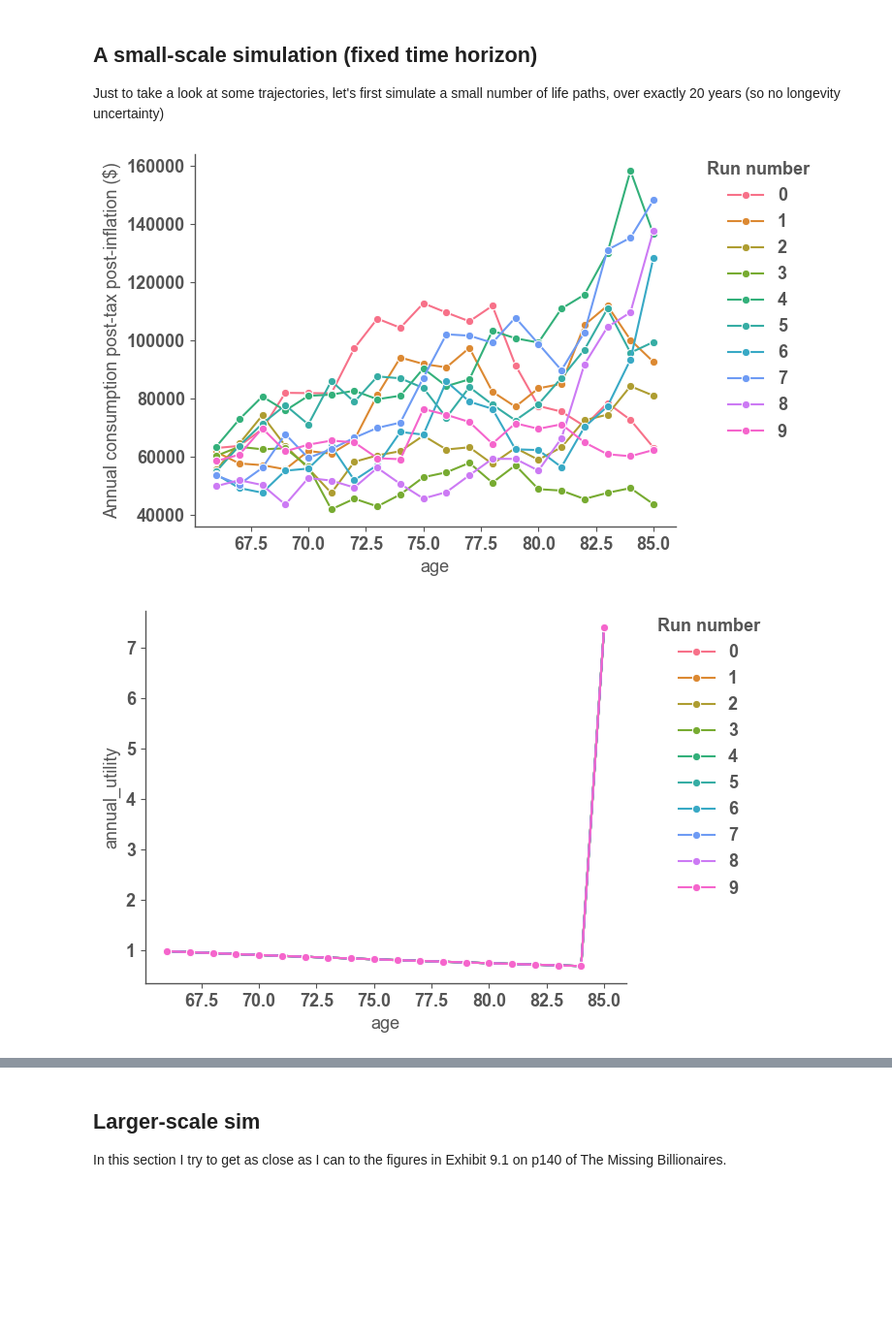
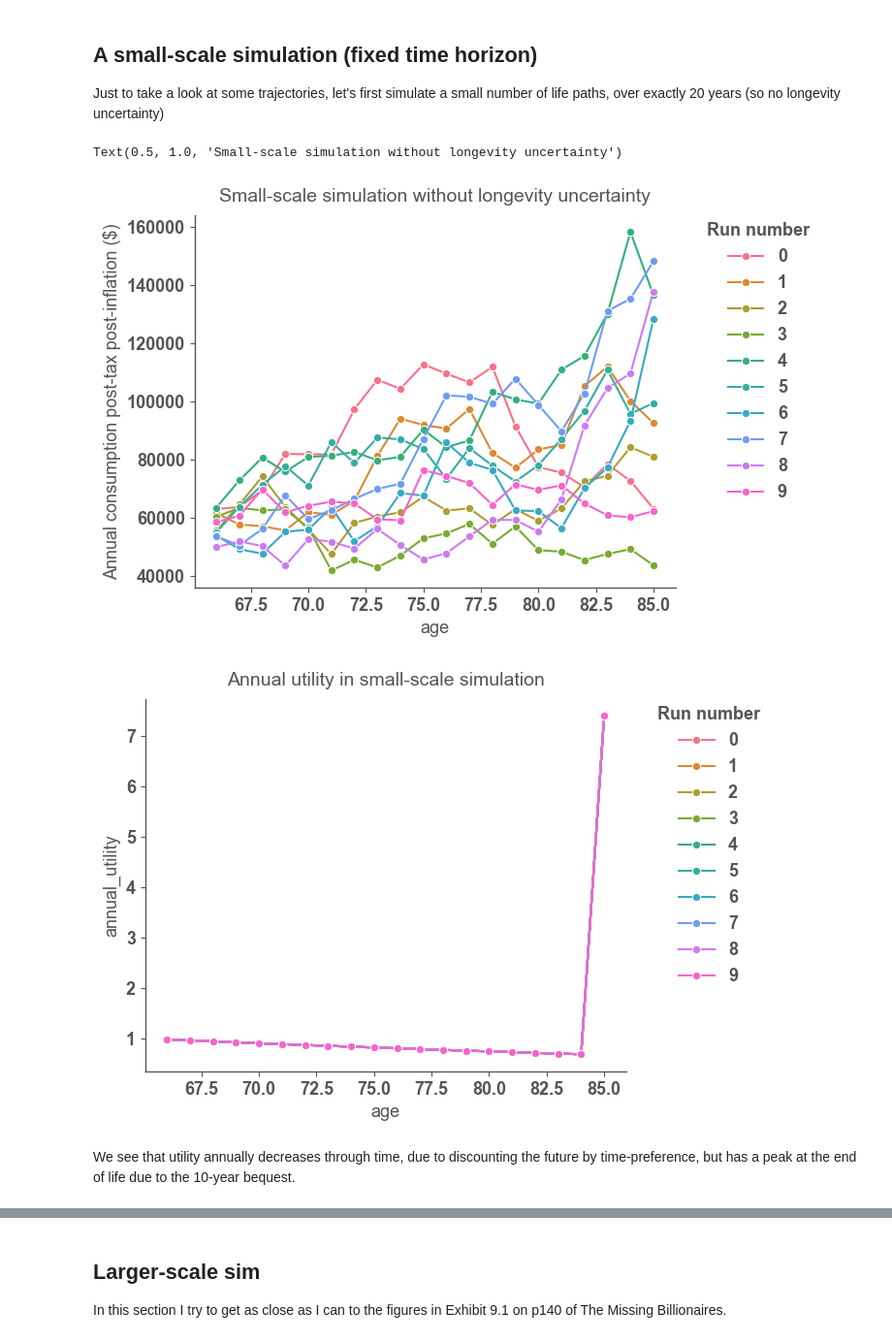
Before and after one commit to jaryaman/financial-decisions, a Jupyter notebook: notebooks/6-monte-carlo.ipynb, the cells around one changed output, grey strips where cells are left out. Shown at 97% size. Saved outputs shown, nothing was run; the diff lists cells and outputs as text; code cells hidden in the pictures; blank space fills up the shorter version.

```diff
--- a/notebooks/6-monte-carlo.ipynb
+++ b/notebooks/6-monte-carlo.ipynb
@@ -147,20 +147,25 @@ sims = simulate_life_paths(
 # %%
 ax = sb.lineplot(
     sims, x="age", y="consumption_post_tax_post_inflation", hue="run_number", marker="o"
 )
 plt.legend(
     bbox_to_anchor=(1.05, 1), loc="upper left", borderaxespad=0, title="Run number"
 )
 ax.set_ylabel("Annual consumption post-tax post-inflation ($)");
+ax.set_title("Small-scale simulation without longevity uncertainty")
 # %% [output]
+Text(0.5, 1.0, 'Small-scale simulation without longevity uncertainty')
-[figure, old version]
+[figure, new version]
 # %%
 ax = sb.lineplot(sims, x="age", y="annual_utility", hue="run_number", marker="o")
+ax.set_title("Annual utility in small-scale simulation")
 plt.legend(
     bbox_to_anchor=(1.05, 1), loc="upper left", borderaxespad=0, title="Run number"
 );
 # %% [output]
-[figure, old version]
+[figure, new version]
+# %% [markdown]
+We see that utility annually decreases through time, due to discounting the future by time-preference, but has a peak at the end of life due to the 10-year bequest.
 # %%
 ax = sb.barplot(
     sims.sort("age")
```
Also changed, not shown: parts of 8 cells of this notebook.
